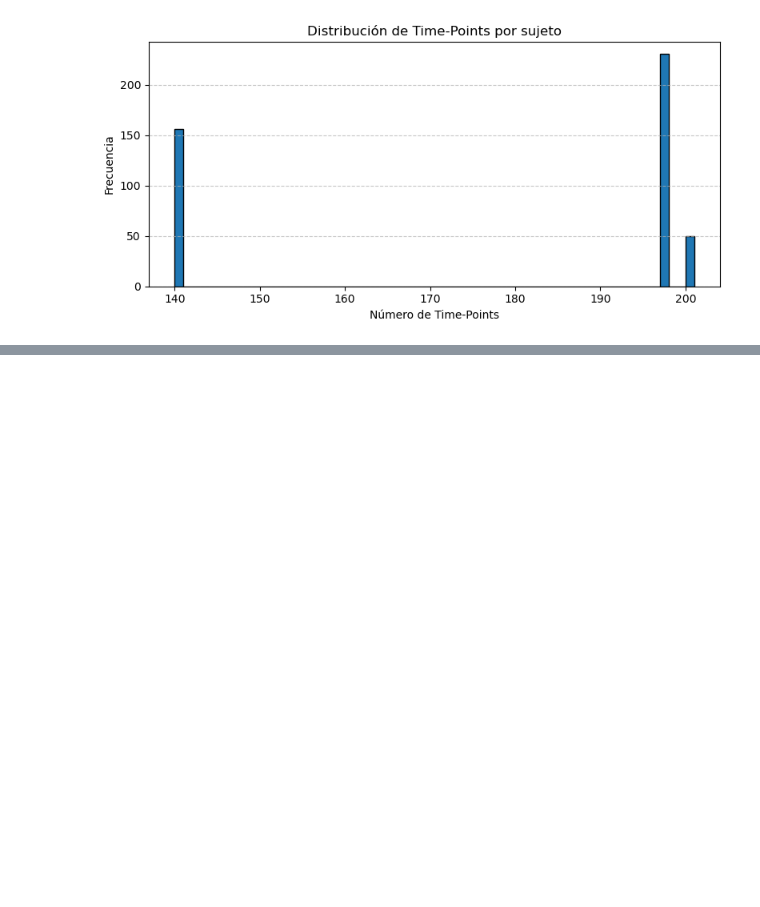
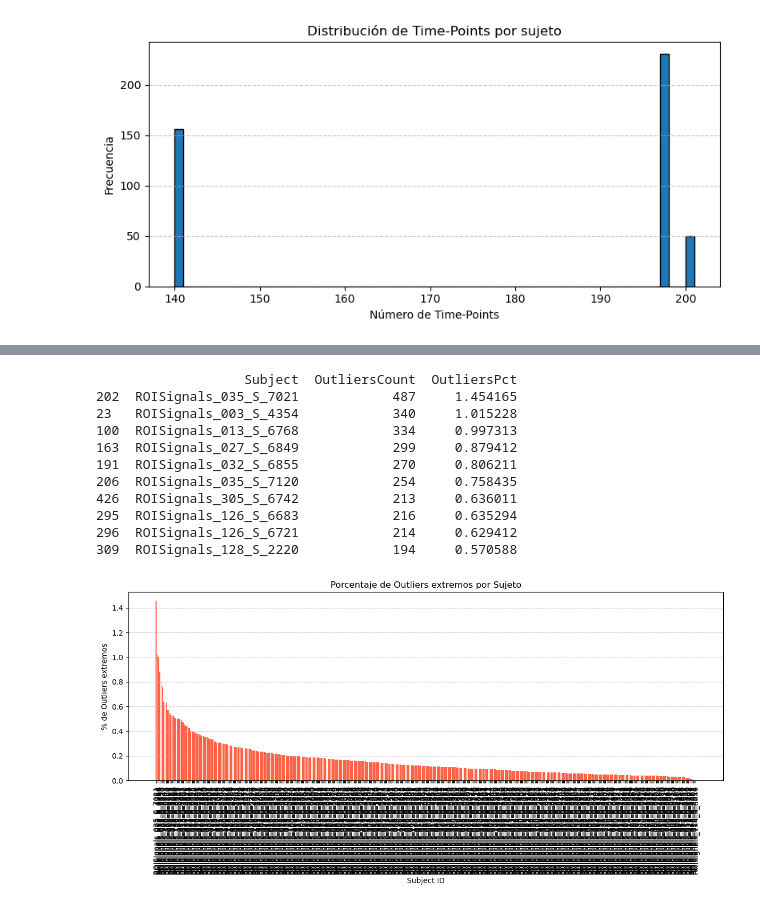
Before and after one commit to SantiagoVBlasL/AAL_166, a Jupyter notebook: check_timepoints_rois.ipynb, the cells around one changed output, grey strips where cells are left out. Saved outputs shown, nothing was run; the diff lists cells and outputs as text; code cells hidden in the pictures; blank space fills up the shorter version.

```diff
--- a/check_timepoints_rois.ipynb
+++ b/check_timepoints_rois.ipynb
@@ -77,0 +246,64 @@ Time-points: min=140, max=200, media=177.0, mediana=197.0
+# %%
+import numpy as np
+import scipy.io as sio
+from pathlib import Path
+from scipy.stats import zscore
+import pandas as pd
+import matplotlib.pyplot as plt
+
+# Configuración
+roi_dir = Path('/home/diego/Escritorio/AAL3/ROISignals_AAL3_NiftiPreprocessedAllBatchesNorm')
+mat_files = sorted(roi_dir.glob('ROISignals_*.mat'))
+
+subject_outliers = []
+
+# Análisis de outliers por sujeto
+for mat_path in mat_files:
+    data = sio.loadmat(str(mat_path))
+    sigs = np.asarray(data['signals'], dtype=float)
+
+    # Calcular Z-score por ROI (columna)
+    z_scores = np.abs(zscore(sigs, axis=0, nan_policy='omit'))
+
+    # Contar cantidad de outliers extremos (Z-score > 3.5)
+    outliers_count = np.sum(z_scores > 3.5)
+
+    # Proporción de outliers
+    outliers_pct = 100 * outliers_count / sigs.size
+
+    subject_outliers.append({
+        'Subject': mat_path.stem,
+        'OutliersCount': outliers_count,
+        'OutliersPct': outliers_pct
+    })
+
+# Crear DataFrame y ordenar
+outliers_df = pd.DataFrame(subject_outliers)
+outliers_df = outliers_df.sort_values(by='OutliersPct', ascending=False)
+
+# Mostrar top sujetos potencialmente problemáticos
+print(outliers_df.head(10))
+
+# Gráfica para visualizar sujetos con más outliers
+plt.figure(figsize=(12, 6))
+plt.bar(outliers_df['Subject'], outliers_df['OutliersPct'], color='tomato')
+plt.xlabel('Subject ID')
+plt.ylabel('% de Outliers extremos')
+plt.title('Porcentaje de Outliers extremos por Sujeto')
+plt.xticks(rotation=90)
+plt.grid(axis='y', linestyle='--', alpha=0.7)
+plt.tight_layout()
+plt.show()
+# %% [output]
+                   Subject  OutliersCount  OutliersPct
+202  ROISignals_035_S_7021            487     1.454165
+23   ROISignals_003_S_4354            340     1.015228
+100  ROISignals_013_S_6768            334     0.997313
+163  ROISignals_027_S_6849            299     0.879412
+191  ROISignals_032_S_6855            270     0.806211
+206  ROISignals_035_S_7120            254     0.758435
+426  ROISignals_305_S_6742            213     0.636011
+295  ROISignals_126_S_6683            216     0.635294
+296  ROISignals_126_S_6721            214     0.629412
+309  ROISignals_128_S_2220            194     0.570588
+[figure, added]
```
Also changed, not shown: parts of 4 cells of this notebook.
